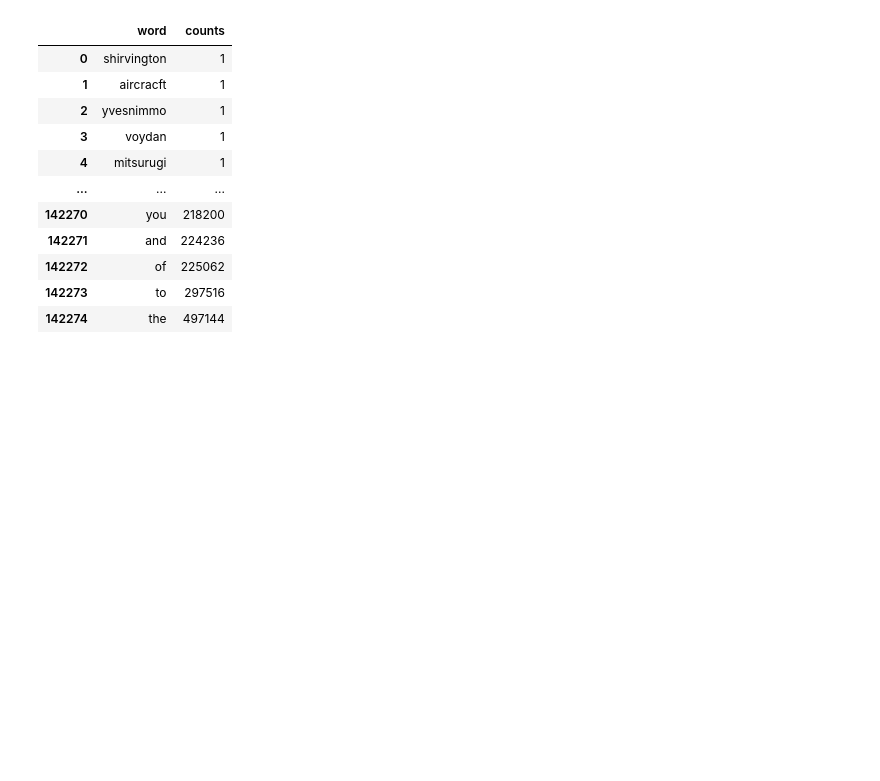
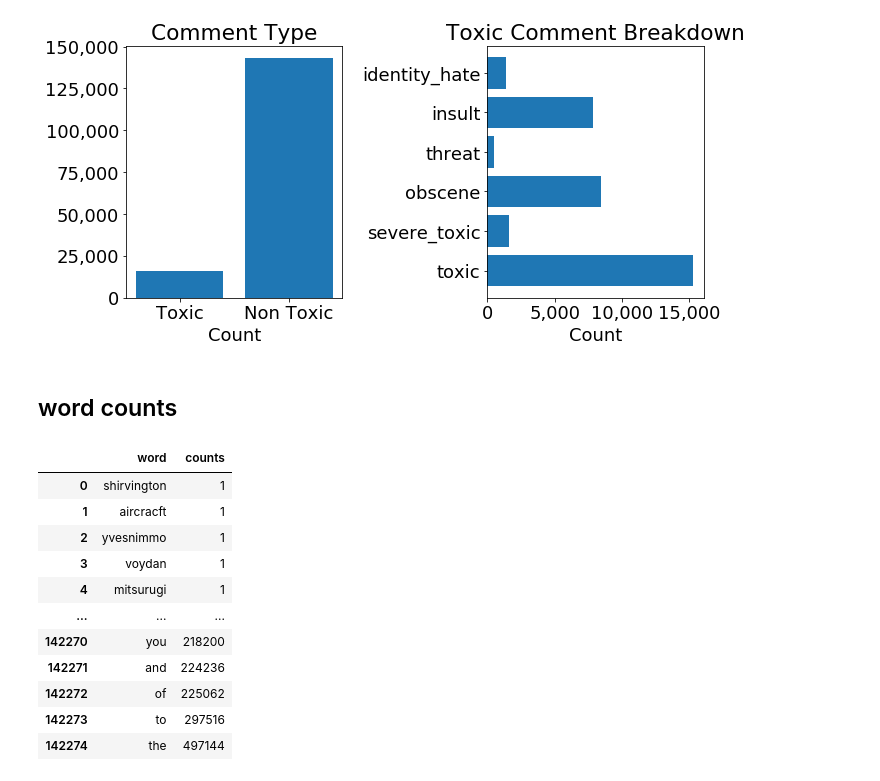
Before and after one commit to deprekate/CS273A-project, a Jupyter notebook: jupyter/histogram_of_words.ipynb, the cells around one changed output. Saved outputs shown, nothing was run; the diff lists cells and outputs as text; code cells hidden in the pictures; blank space fills up the shorter version.

Commit message:
Added classes breakdown

```diff
--- a/jupyter/histogram_of_words.ipynb
+++ b/jupyter/histogram_of_words.ipynb
@@ -5,0 +9,4 @@ plt.rcParams['figure.figsize'] = [10, 5]
+# %%
+comment_data = pd.read_csv('../data/train.csv.zip',
+                           header=0,
+                           compression='zip')
@@ -6,3 +29,30 @@ plt.rcParams['figure.figsize'] = [10, 5]
+# %%
+fig, ax = plt.subplots(1,2)
+
+#c = np.sum(comment_data.loc[:,'toxic':'identity_hate'].any(axis=1))
+counts = {
+    'Toxic' : 16225,
+    'Non Toxic' : 143346
+}
+
+ax[0].bar(counts.keys(), counts.values())
+ax[0].set_yticklabels(['{:,}'.format(int(x)) for x in ax[0].get_yticks().tolist()])
+ax[0].set_xlabel("Count")
+ax[0].set_title("Comment Type")
+
+
+tox_counts = comment_data.loc[:,'toxic':'identity_hate'].sum().to_dict()
+
+ax[1].barh(list(tox_counts.keys()), tox_counts.values())
+ax[1].set_xticklabels(['{:,}'.format(int(x)) for x in ax[1].get_xticks().tolist()])
+ax[1].set_xlabel("Count")
+ax[1].set_title("Toxic Comment Breakdown")
+
+fig.tight_layout()
+# %% [output]
+[figure, added]
+# %% [markdown]
+## word counts
 # %%
 word_counts = pd.read_csv('../word_lists/all_words_ascii_noquote_nodigit_destem.tsv', sep='\t', header=None)
 word_counts.columns = ['word', 'counts']
```
Also changed, not shown: parts of 4 cells of this notebook.
